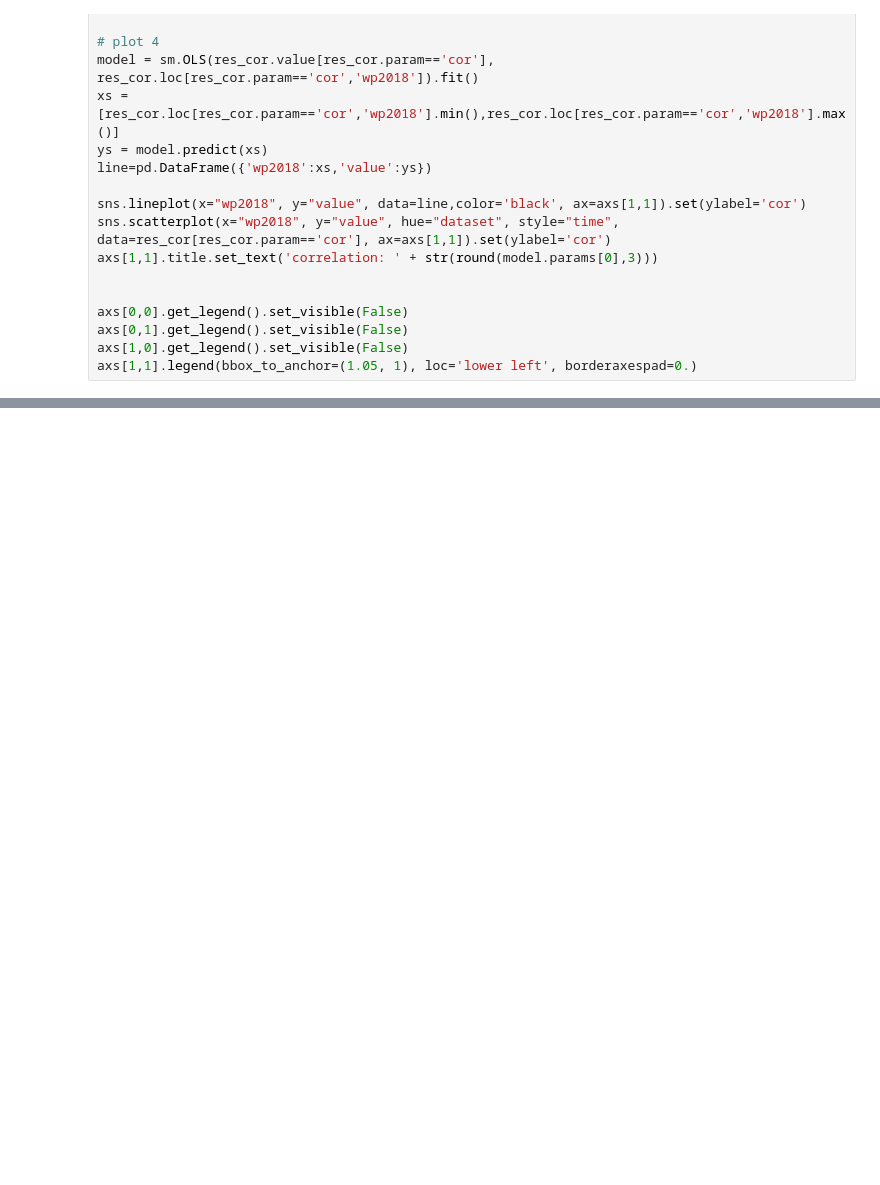
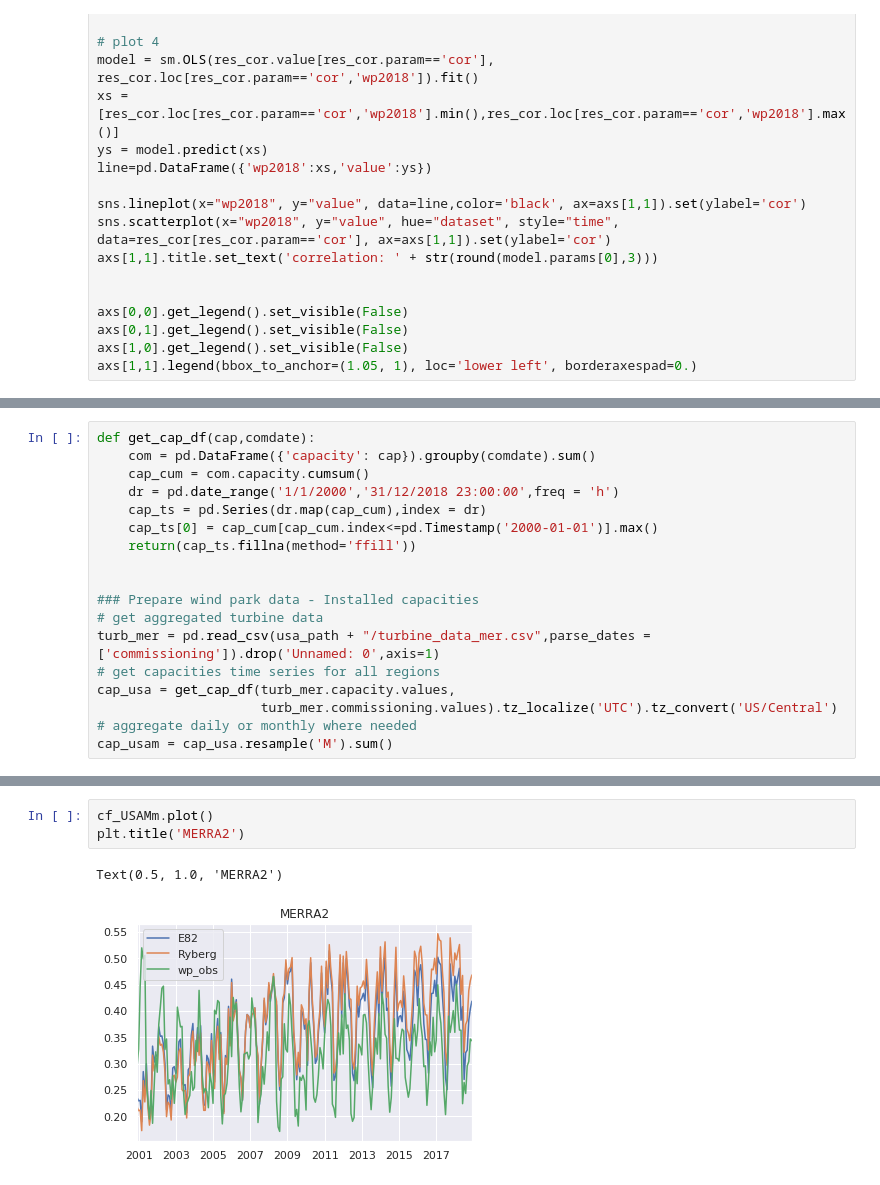
Before and after one commit to KatharinaGruber/windpower_GWA, a Jupyter notebook: USA/plotting_results.ipynb, the cells around one changed output, grey strips where cells are left out. Saved outputs shown, nothing was run; the diff lists cells and outputs as text; blank space fills up the shorter version.

```diff
--- a/USA/plotting_results.ipynb
+++ b/USA/plotting_results.ipynb
@@ -228,0 +234,18 @@ axs[1,1].legend(bbox_to_anchor=(1.05, 1), loc='lower left', borderaxespad=0.)
+# %%
+def get_cap_df(cap,comdate):
+    com = pd.DataFrame({'capacity': cap}).groupby(comdate).sum()
+    cap_cum = com.capacity.cumsum()
+    dr = pd.date_range('1/1/2000','31/12/2018 23:00:00',freq = 'h')
+    cap_ts = pd.Series(dr.map(cap_cum),index = dr)
+    cap_ts[0] = cap_cum[cap_cum.index<=pd.Timestamp('2000-01-01')].max()
+    return(cap_ts.fillna(method='ffill'))
+
+
+### Prepare wind park data - Installed capacities
+# get aggregated turbine data
+turb_mer = pd.read_csv(usa_path + "/turbine_data_mer.csv",parse_dates = ['commissioning']).drop('Unnamed: 0',axis=1)
+# get capacities time series for all regions
+cap_usa = get_cap_df(turb_mer.capacity.values,
+                     turb_mer.commissioning.values).tz_localize('UTC').tz_convert('US/Central')
+# aggregate daily or monthly where needed
+cap_usam = cap_usa.resample('M').sum()
@@ -228,0 +330,6 @@ axs[1,1].legend(bbox_to_anchor=(1.05, 1), loc='lower left', borderaxespad=0.)
+# %%
+cf_USAMm.plot()
+plt.title('MERRA2')
+# %% [output]
+Text(0.5, 1.0, 'MERRA2')
+[figure, added]
```
Also changed, not shown: parts of 38 cells of this notebook, 1 other file.
